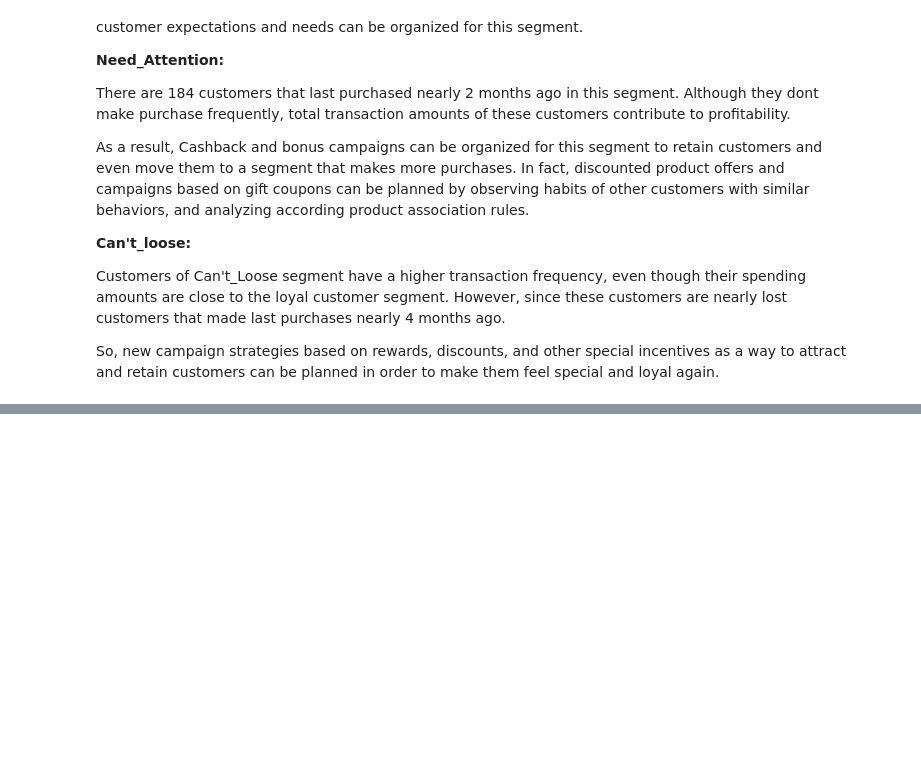
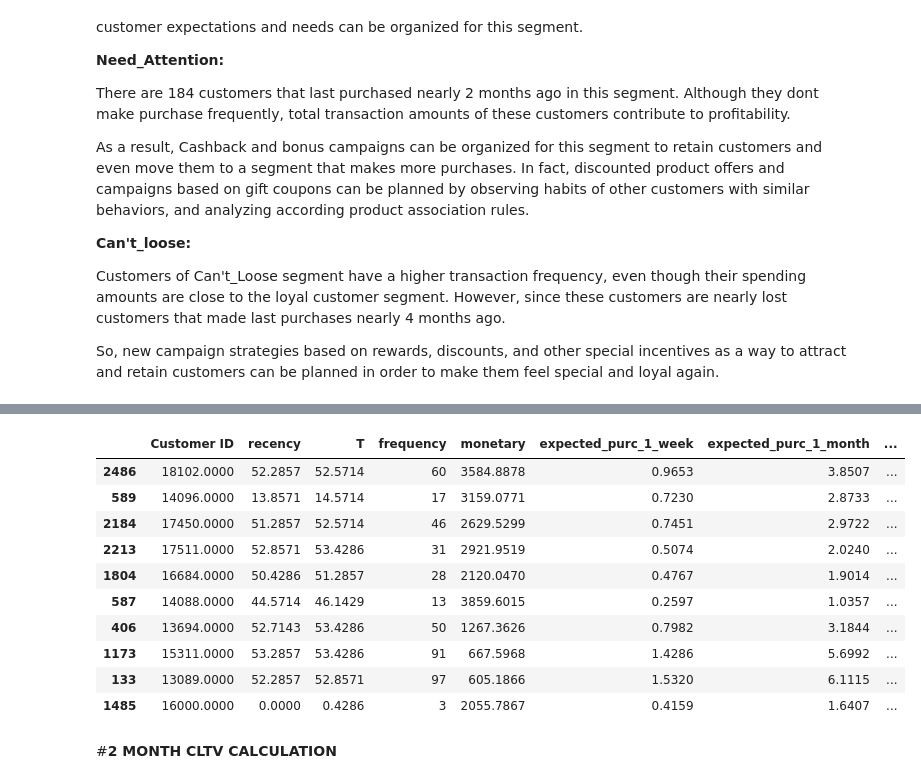
Before and after one commit to sushily1997/Project_1, a Jupyter notebook: Capstone_Project_1_Propensity_Model.ipynb, the cells around one changed output, grey strips where cells are left out. Saved outputs shown, nothing was run; the diff lists cells and outputs as text; code cells hidden in the pictures; blank space fills up the shorter version.

```diff
--- a/Capstone_Project_1_Propensity_Model.ipynb
+++ b/Capstone_Project_1_Propensity_Model.ipynb
@@ -914,0 +1171,19 @@ So, new campaign strategies based on rewards, discounts, and other special incen
+# %%
+scaler = MinMaxScaler(feature_range=(0, 1))
+scaler.fit(cltv_1_final[["clv"]])
+cltv_1_final["scaled_clv_1ay"] = scaler.transform(cltv_1_final[["clv"]])
+cltv_1_final.sort_values(by="scaled_clv_1ay", ascending=False).head(10)
+# %% [output]
+|  | Customer ID | recency | T | frequency | monetary | expected_purc_1_week | expected_purc_1_month | ... |
+| 2486 | 18102.0000 | 52.2857 | 52.5714 | 60 | 3584.8878 | 0.9653 | 3.8507 | ... |
+| 589 | 14096.0000 | 13.8571 | 14.5714 | 17 | 3159.0771 | 0.7230 | 2.8733 | ... |
+| 2184 | 17450.0000 | 51.2857 | 52.5714 | 46 | 2629.5299 | 0.7451 | 2.9722 | ... |
+| 2213 | 17511.0000 | 52.8571 | 53.4286 | 31 | 2921.9519 | 0.5074 | 2.0240 | ... |
+| 1804 | 16684.0000 | 50.4286 | 51.2857 | 28 | 2120.0470 | 0.4767 | 1.9014 | ... |
+| 587 | 14088.0000 | 44.5714 | 46.1429 | 13 | 3859.6015 | 0.2597 | 1.0357 | ... |
+| 406 | 13694.0000 | 52.7143 | 53.4286 | 50 | 1267.3626 | 0.7982 | 3.1844 | ... |
+| 1173 | 15311.0000 | 53.2857 | 53.4286 | 91 | 667.5968 | 1.4286 | 5.6992 | ... |
+| 133 | 13089.0000 | 52.2857 | 52.8571 | 97 | 605.1866 | 1.5320 | 6.1115 | ... |
+| 1485 | 16000.0000 | 0.0000 | 0.4286 | 3 | 2055.7867 | 0.4159 | 1.6407 | ... |
+# %% [markdown]
+#**2 MONTH CLTV CALCULATION**
```
Also changed, not shown: parts of 37 cells of this notebook.
